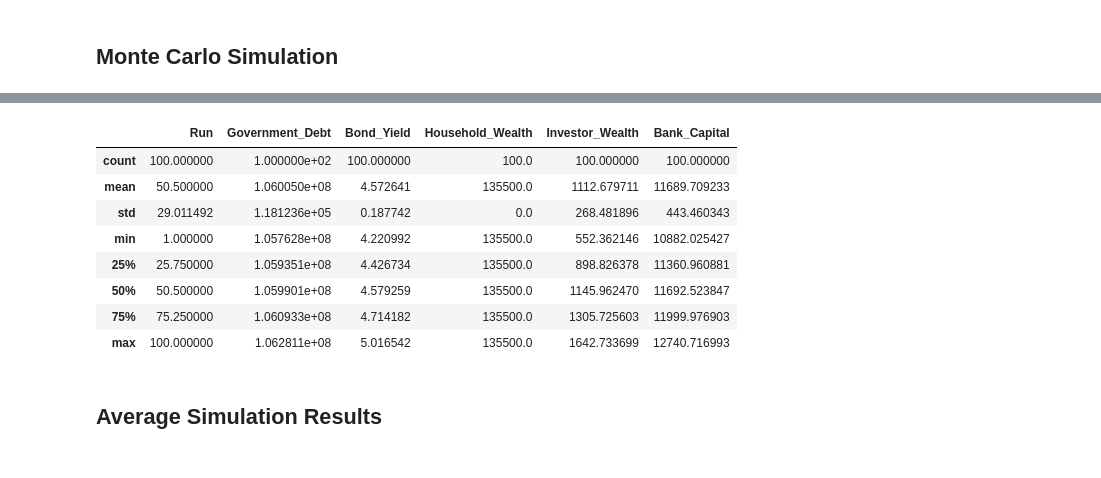
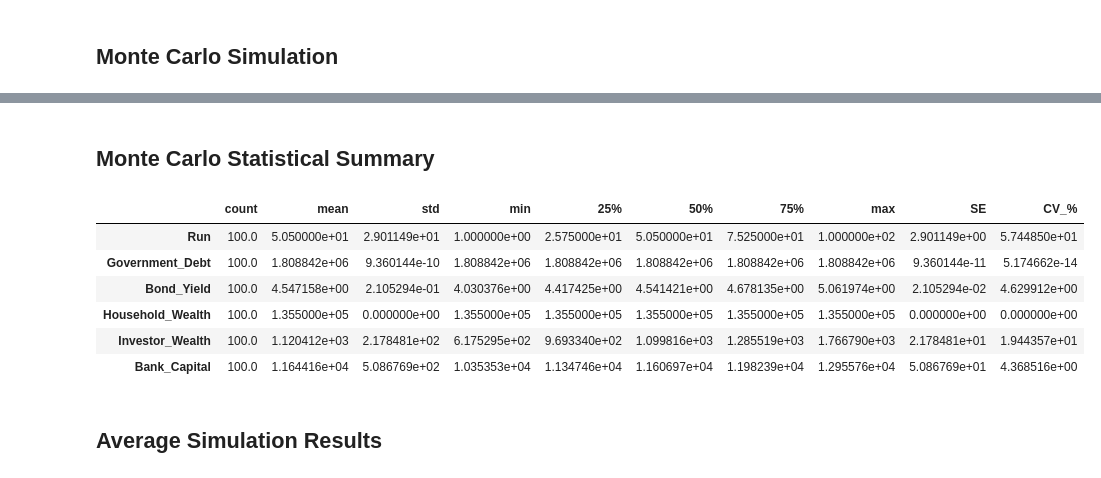
Before and after one commit to Nishhhhhhh/UK_debt_app, a Jupyter notebook: Agent_Based_Simulation.ipynb, the cells around one changed output, grey strips where cells are left out. Saved outputs shown, nothing was run; the diff lists cells and outputs as text; code cells hidden in the pictures.

```diff
--- a/Agent_Based_Simulation.ipynb
+++ b/Agent_Based_Simulation.ipynb
@@ -796,9 +847,16 @@ class BankAgent(Agent):
 
         self.interest_income = 0
 
+        # Behaviour tracking
+        self.last_action = None
+
+        self.last_investment = 0
+
+
     def buy_bonds(self, government):
 
-        # Amount bank invests
+        self.last_investment = 0
+
         investment = min(
             BANK_BOND_BUDGET,
             self.capital * 0.20
@@ -806,30 +864,34 @@ class BankAgent(Agent):
 
         if investment > 0:
 
+            self.capital -= investment
+
             bonds = investment / 100
 
             self.bonds_owned += bonds
 
-            self.capital -= investment
+            self.last_investment = investment
 
-            government.debt += investment
+            self.last_action = "Buy Bonds"
 
-            government.total_bonds += bonds
+        else:
+
+            self.last_action = "Hold"
+
 
     def receive_interest(self, government):
 
         self.interest_income = (
 
             self.bonds_owned
-
             * government.bond_yield
-
             / 100
 
         )
 
         self.capital += self.interest_income
 
+
     def step(self, government):
 
         self.buy_bonds(government)
@@ -1405,22 +2244,31 @@ Simulation Runs Completed : 100
+# %% [markdown]
+## **Monte Carlo Statistical Summary**
 # %%
-summary = simulation_results.describe()
+summary = simulation_results.describe().T
+
+summary["SE"] = (
+    summary["std"]
+    / np.sqrt(summary["count"])
+)
+
+summary["CV_%"] = (
+    summary["std"]
+    / summary["mean"]
+) * 100
 
 display(summary)
 
 summary.to_csv(
-    "MonteCarlo_Summary.csv",
-    index=True
+    "MonteCarlo_Summary.csv"
 )
 # %% [output]
-|  | Run | Government_Debt | Bond_Yield | Household_Wealth | Investor_Wealth | Bank_Capital |
-| count | 100.000000 | 1.000000e+02 | 100.000000 | 100.0 | 100.000000 | 100.000000 |
-| mean | 50.500000 | 1.060050e+08 | 4.572641 | 135500.0 | 1112.679711 | 11689.709233 |
-| std | 29.011492 | 1.181236e+05 | 0.187742 | 0.0 | 268.481896 | 443.460343 |
-| min | 1.000000 | 1.057628e+08 | 4.220992 | 135500.0 | 552.362146 | 10882.025427 |
-| 25% | 25.750000 | 1.059351e+08 | 4.426734 | 135500.0 | 898.826378 | 11360.960881 |
-| 50% | 50.500000 | 1.059901e+08 | 4.579259 | 135500.0 | 1145.962470 | 11692.523847 |
-| 75% | 75.250000 | 1.060933e+08 | 4.714182 | 135500.0 | 1305.725603 | 11999.976903 |
-| max | 100.000000 | 1.062811e+08 | 5.016542 | 135500.0 | 1642.733699 | 12740.716993 |
+|  | count | mean | std | min | 25% | 50% | 75% | max | SE | CV_% |
+| Run | 100.0 | 5.050000e+01 | 2.901149e+01 | 1.000000e+00 | 2.575000e+01 | 5.050000e+01 | 7.525000e+01 | 1.000000e+02 | 2.901149e+00 | 5.744850e+01 |
+| Government_Debt | 100.0 | 1.808842e+06 | 9.360144e-10 | 1.808842e+06 | 1.808842e+06 | 1.808842e+06 | 1.808842e+06 | 1.808842e+06 | 9.360144e-11 | 5.174662e-14 |
+| Bond_Yield | 100.0 | 4.547158e+00 | 2.105294e-01 | 4.030376e+00 | 4.417425e+00 | 4.541421e+00 | 4.678135e+00 | 5.061974e+00 | 2.105294e-02 | 4.629912e+00 |
+| Household_Wealth | 100.0 | 1.355000e+05 | 0.000000e+00 | 1.355000e+05 | 1.355000e+05 | 1.355000e+05 | 1.355000e+05 | 1.355000e+05 | 0.000000e+00 | 0.000000e+00 |
+| Investor_Wealth | 100.0 | 1.120412e+03 | 2.178481e+02 | 6.175295e+02 | 9.693340e+02 | 1.099816e+03 | 1.285519e+03 | 1.766790e+03 | 2.178481e+01 | 1.944357e+01 |
+| Bank_Capital | 100.0 | 1.164416e+04 | 5.086769e+02 | 1.035353e+04 | 1.134746e+04 | 1.160697e+04 | 1.198239e+04 | 1.295576e+04 | 5.086769e+01 | 4.368516e+00 |
 # %% [markdown]
 ## **Average Simulation Results**
 # %%
```
Also changed, not shown: parts of 44 cells of this notebook.
